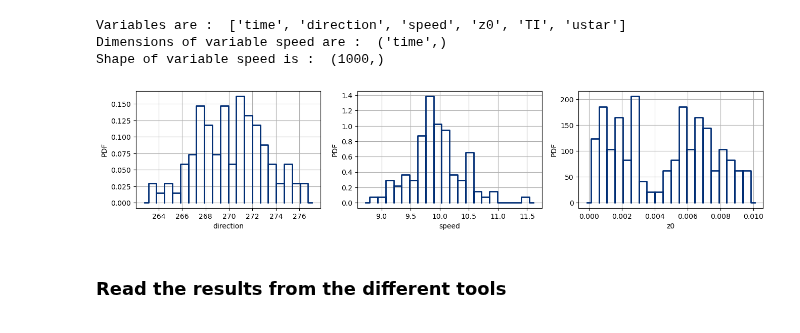
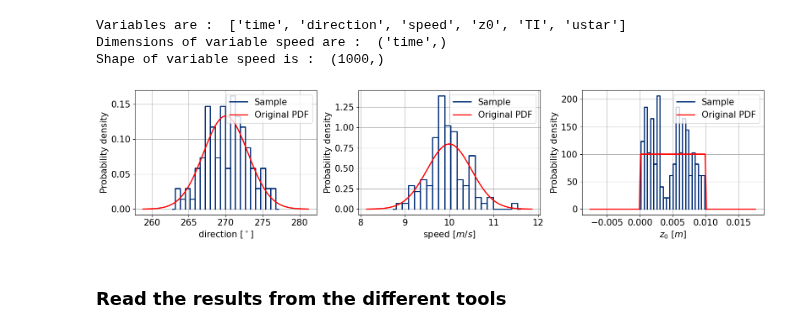
Before and after one commit to bjarketol/WIFA, a Jupyter notebook: vnv/uq_validation/SA_FLOW_tools_power.ipynb, the cells around one changed output. Drawn from its saved outputs; the diff is of its cells as text; code cells hidden in the pictures.

```diff
--- a/vnv/uq_validation/SA_FLOW_tools_power.ipynb
+++ b/vnv/uq_validation/SA_FLOW_tools_power.ipynb
@@ -12,6 +12,9 @@ import matplotlib.pyplot as plt
 import matplotlib.pyplot as plt
 import matplotlib.tri as tri
 from matplotlib.tri import Triangulation
+from mpl_toolkits.axes_grid1.inset_locator import zoomed_inset_axes
+from mpl_toolkits.axes_grid1.inset_locator import mark_inset
+import matplotlib.ticker as ticker
 #
 import netCDF4 as nc
 from ot_chaos import *
@@ -20,6 +23,8 @@ import openturns.viewer as viewer
 import scipy as scipy
 #
 colors=['#002d74', '#e85113', '#1fa12e', '#c9d200', '#f49e00', '#006ab3', '#3381ff', '#f2855a', '#54de64']
+markers=['o','x','P','^']
+image_folder = "figures_TORQUE"
 # %% [markdown]
 ### Read the input timeseries from netcdf, and plot the sample
 # %%
@@ -51,34 +56,60 @@ MC_sample[:,2] = nc_file.variables["z0"][:]
 #MC_sample[:,2] = nc_file.variables["z0"][:]
 
 uq_varnames = ["direction", "speed","z0"]
+uq_varnames_plot  = ["direction", "speed","$z_0$"]
 uq_var_marginals = ["normal", "normal", "uniform"]
 #uq_var_marginals = ["kernel", "kernel", "kernel"]
+uq_var_units = ["$[^\circ]$", "$[m/s]$", "$[m]$"]
 # %% [output]
 Variables are :  ['time', 'direction', 'speed', 'z0', 'TI', 'ustar']
 Dimensions of variable speed are :  ('time',)
 Shape of variable speed is :  (1000,)
 # %%
 # plot and compare to histogram
+#Define uncertain variables and PDF parameters
+uq_var_number = len(uq_varnames)
+mean_dir = 270.0 ; std_dir = 3.0
+mean_vel = 10.0 ; std_vel = 0.05*mean_vel
+min_z0 =  1e-5 ; max_z0 =  1e-2
+ot_collection = ot.DistributionCollection(uq_var_number)
+ot_collection_description = ot.Description(uq_var_number)
+ot_collection[0] = ot.Normal(mean_dir,std_dir) #wind_dir dir_hub
+ot_collection[1] = ot.Normal(mean_vel,std_vel) #wind_velocity u_hub
+ot_collection[2] = ot.Uniform(min_z0,max_z0) #roughness_height z0
+#
 MC_sample_size = 100
 histograms = []
 graphs = []
 for j in range(MC_sample.shape[1]):
     sample = ot.Sample([[i] for i in MC_sample[:MC_sample_size,j]])
     histograms.append(ot.HistogramFactory().buildAsHistogram(sample, 20))
     graphs.append(histograms[j].drawPDF())
     graphs[j].setColors(colors)
-    graphs[j].setXTitle(uq_varnames[j])
-    graphs[j].setYTitle("PDF")
-    graphs[j].setLegends([""])#[uq_varnames[j]])
+    graphs[j].setXTitle(uq_varnames_plot[j] + " "+uq_var_units[j])
+    graphs[j].setYTitle("Probability density")
+    #
+    graphs[j].add(ot_collection[j].drawPDF())
+    graphs[j].setLegends(["Sample", "Original PDF"])#[uq_varnames[j]])
     graphs[j].setTitle("")
 #
-fig = plt.figure(figsize=(16, 3))
+fig = plt.figure(figsize=(16, 4))
 axs = []
 for j in range(MC_sample.shape[1]):
     axs.append(fig.add_subplot(1, MC_sample.shape[1], j+1))
     _ = viewer.View(graphs[j], figure=fig, axes=[axs[j]])
+    axs[j].legend(loc="upper right", fontsize=15)
+    axs[j].tick_params(axis='both', which='major', labelsize=15)
+    axs[j].xaxis.label.set_size(15)
+    axs[j].yaxis.label.set_size(15)
+
+
+plt.tight_layout()
+plt.savefig(image_folder + sep + "MC_sample")
+plt.show()
+plt.clf()
+plt.close()
 # %% [output]
-[figure, old version]
+[figure, new version]
 # %% [markdown]
 ### Read the results from the different tools
 # %%
```
Also changed, not shown: parts of 42 cells of this notebook.
